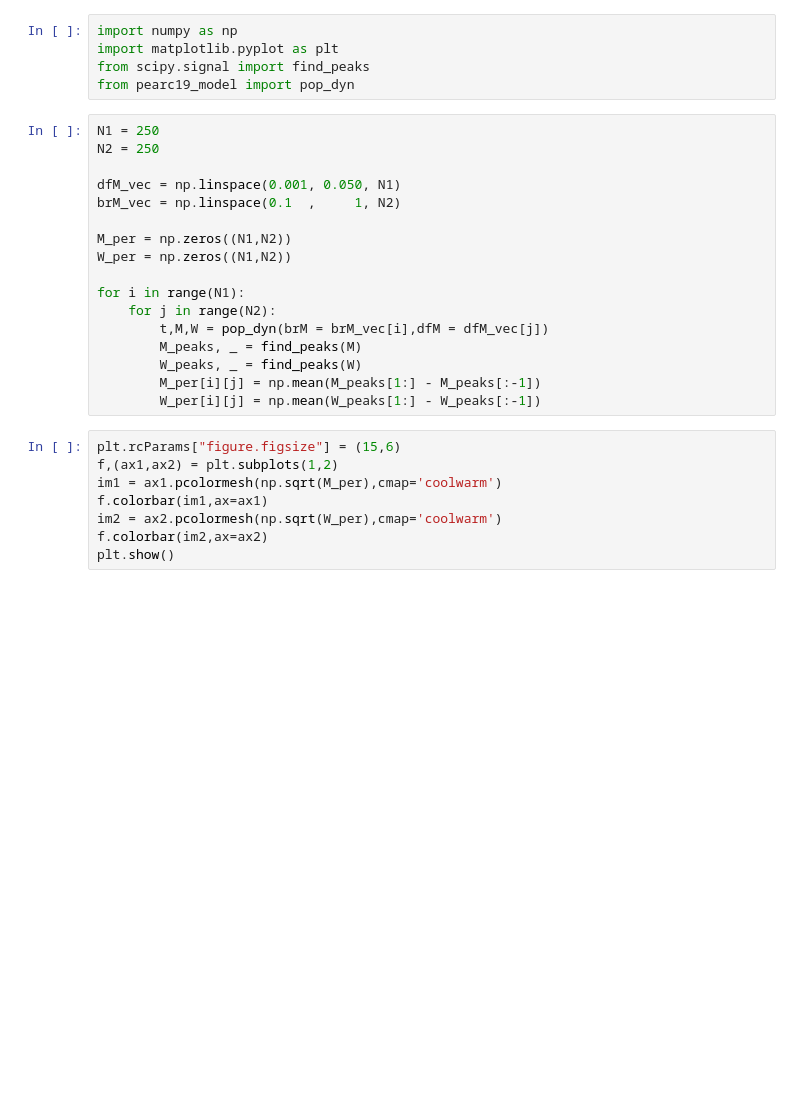
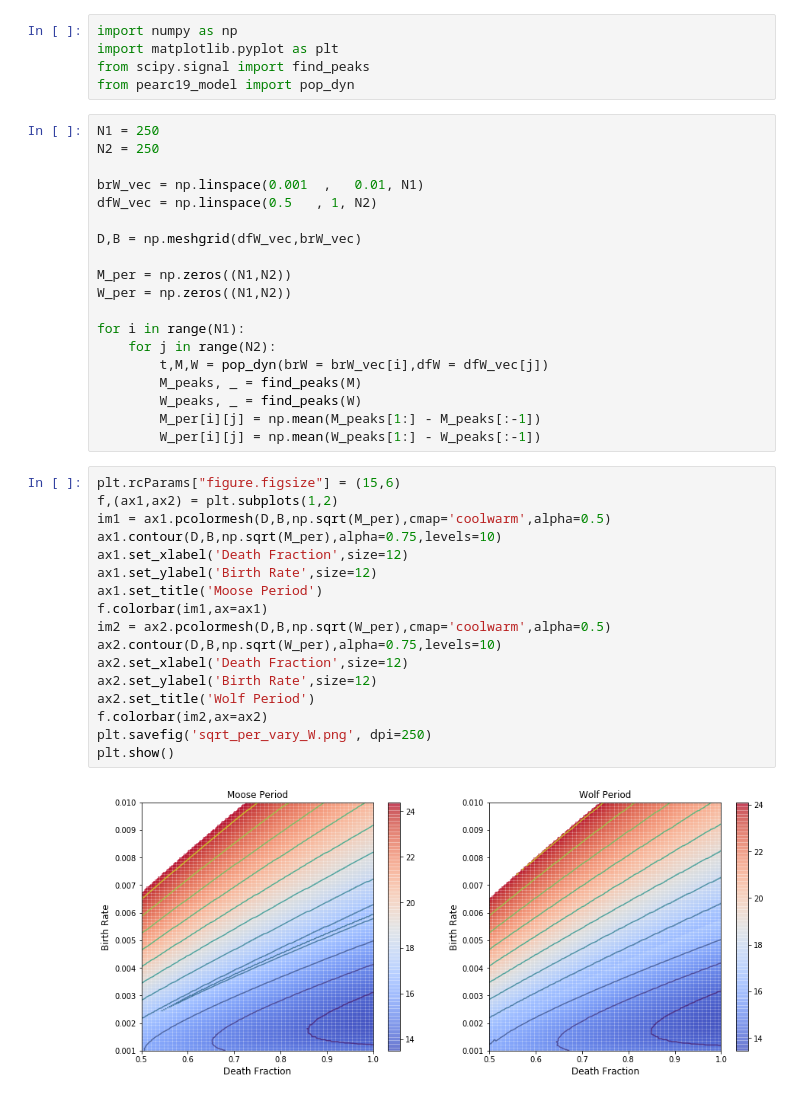
Before and after one commit to s-sajid-ali/pearc19_model, a Jupyter notebook: plot_notebooks/per_birth_death.ipynb, the cells around one changed output. Cells and saved outputs as stored; diff of their text form; blank space fills up the shorter version.

```diff
--- a/plot_notebooks/per_birth_death.ipynb
+++ b/plot_notebooks/per_birth_death.ipynb
@@ -7,15 +7,17 @@ from pearc19_model import pop_dyn
 N1 = 250
 N2 = 250
 
-dfM_vec = np.linspace(0.001, 0.050, N1)
-brM_vec = np.linspace(0.1  ,     1, N2)
+brW_vec = np.linspace(0.001  ,   0.01, N1)
+dfW_vec = np.linspace(0.5   , 1, N2)
+
+D,B = np.meshgrid(dfW_vec,brW_vec)
 
 M_per = np.zeros((N1,N2))
 W_per = np.zeros((N1,N2))
 
 for i in range(N1):
     for j in range(N2):
-        t,M,W = pop_dyn(brM = brM_vec[i],dfM = dfM_vec[j])
+        t,M,W = pop_dyn(brW = brW_vec[i],dfW = dfW_vec[j])
         M_peaks, _ = find_peaks(M)
         W_peaks, _ = find_peaks(W)
         M_per[i][j] = np.mean(M_peaks[1:] - M_peaks[:-1])
@@ -23,8 +25,19 @@ for i in range(N1):
 # %%
 plt.rcParams["figure.figsize"] = (15,6)
 f,(ax1,ax2) = plt.subplots(1,2)
-im1 = ax1.pcolormesh(np.sqrt(M_per),cmap='coolwarm')
+im1 = ax1.pcolormesh(D,B,np.sqrt(M_per),cmap='coolwarm',alpha=0.5)
+ax1.contour(D,B,np.sqrt(M_per),alpha=0.75,levels=10)
+ax1.set_xlabel('Death Fraction',size=12)
+ax1.set_ylabel('Birth Rate',size=12)
+ax1.set_title('Moose Period')
 f.colorbar(im1,ax=ax1)
-im2 = ax2.pcolormesh(np.sqrt(W_per),cmap='coolwarm')
+im2 = ax2.pcolormesh(D,B,np.sqrt(W_per),cmap='coolwarm',alpha=0.5)
+ax2.contour(D,B,np.sqrt(W_per),alpha=0.75,levels=10)
+ax2.set_xlabel('Death Fraction',size=12)
+ax2.set_ylabel('Birth Rate',size=12)
+ax2.set_title('Wolf Period')
 f.colorbar(im2,ax=ax2)
+plt.savefig('sqrt_per_vary_W.png', dpi=250)
 plt.show()
+# %% [output]
+[figure, added]
```
Also changed, not shown: 5 other files.
